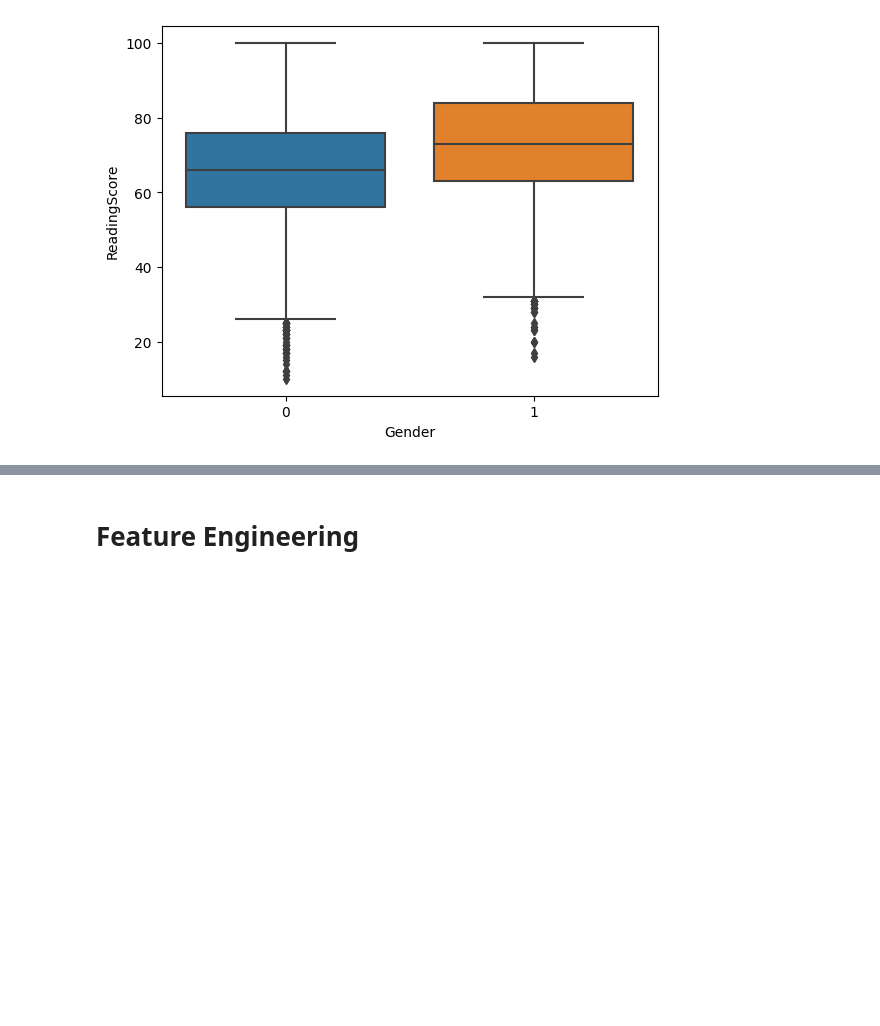
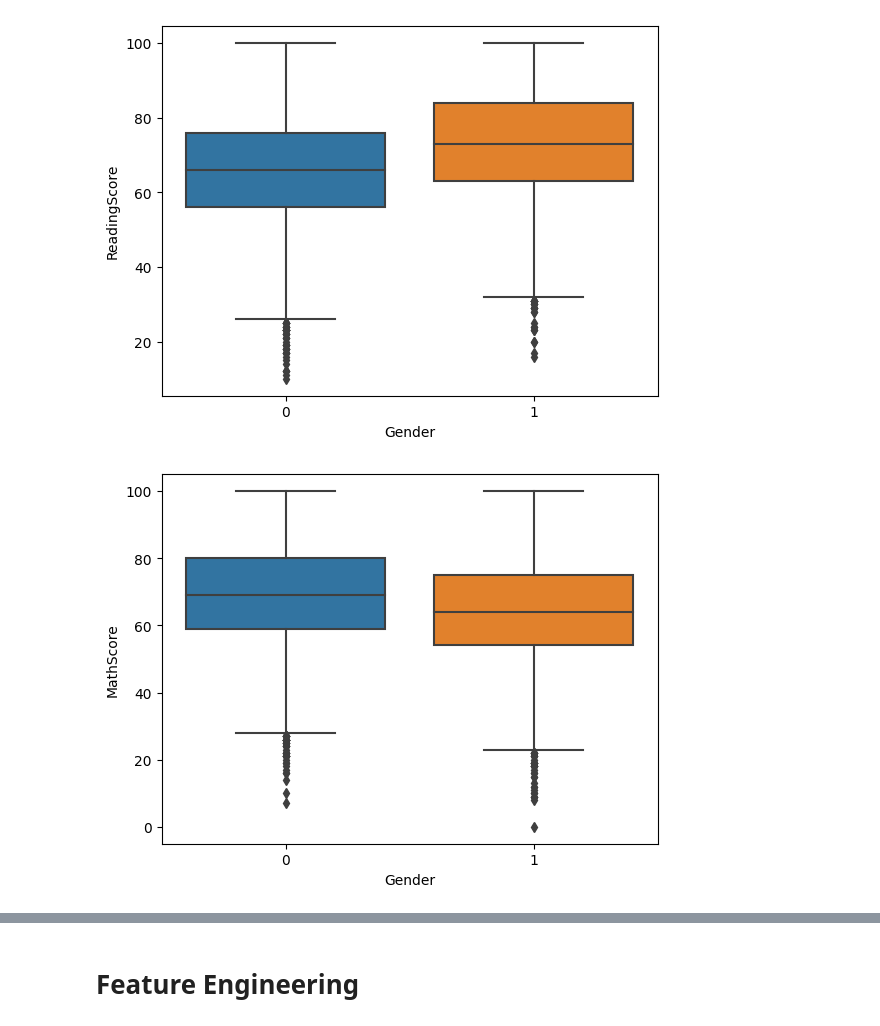
Before and after one commit to pprakriti24/Machine-learning-regression, a Jupyter notebook: Student Exam Scores.ipynb, the cells around one changed output, grey strips where cells are left out. Saved outputs shown, nothing was run; the diff lists cells and outputs as text; code cells hidden in the pictures; blank space fills up the shorter version.

```diff
--- a/Student Exam Scores.ipynb
+++ b/Student Exam Scores.ipynb
@@ -350,3 +352,8 @@ sns.boxplot(data=data, x="Gender", y="ReadingScore")
 plt.show()
 # %% [output]
 [figure]
+# %%
+sns.boxplot(data=data, x="Gender", y="MathScore")
+plt.show()
+# %% [output]
+[figure, added]
```
Also changed, not shown: parts of 5 cells of this notebook.
